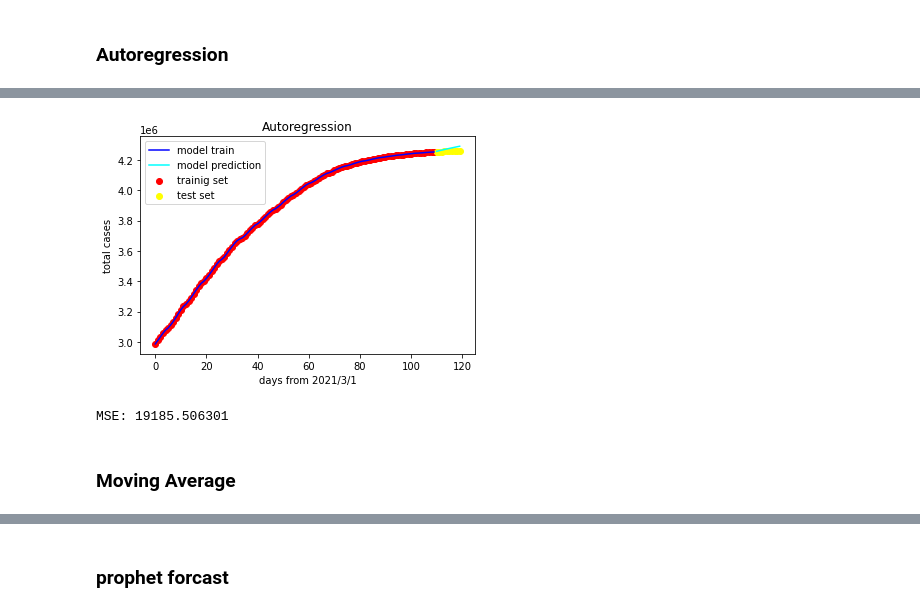
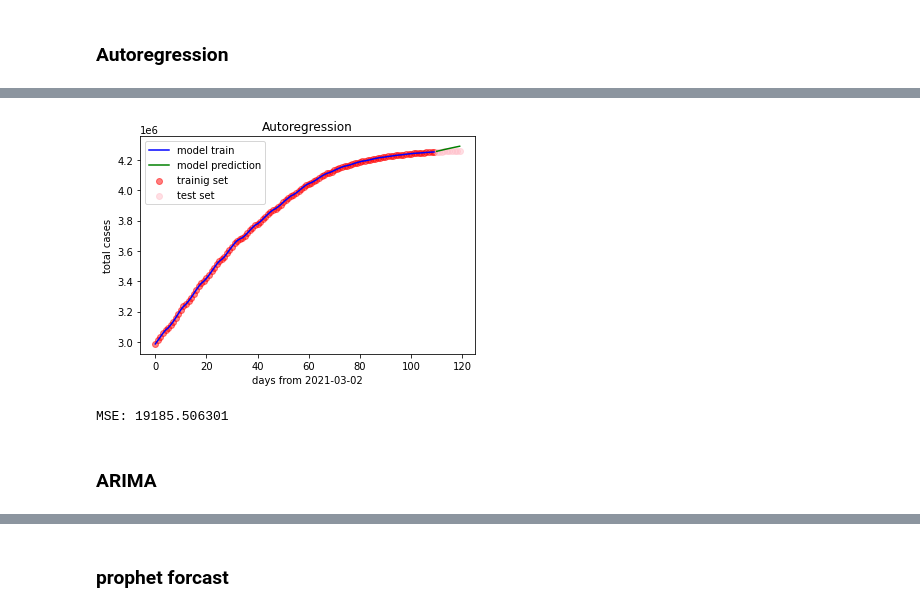
Before and after one commit to h-hafezi/CovidAnalysis, a Jupyter notebook: Covid_Analysis.ipynb, the cells around one changed output, grey strips where cells are left out. Saved outputs shown, nothing was run; the diff lists cells and outputs as text; code cells hidden in the pictures.

```diff
--- a/Covid_Analysis.ipynb
+++ b/Covid_Analysis.ipynb
@@ -560,20 +555,20 @@ The parameter names will change after 0.12 is released. Set old_names to False t
 # %%
 import matplotlib.pyplot as plt
 
 # draw the plot of the model
-plt.scatter(range(len(y_train)), y_train, c = 'red', label = 'trainig set')
-plt.scatter(range(len(y_train), len(y_train)+len(y_test)), y_test, c = 'yellow', label = 'test set')
-plt.plot(range(len(y_train)), y_train, color='blue', label = 'model train')
-plt.plot(range(len(y_train), len(y_train) + len(y_test)), yhat, color='cyan', label = 'model prediction')
+plt.scatter(range(len(y_train)), y_train, c = 'red', label = 'trainig set', alpha = 0.5)
+plt.scatter(range(len(y_train), len(y_train)+len(y_test)), y_test, c = 'pink', label = 'test set', alpha = 0.5)
+plt.plot(range(len(y_train)), y_train, color = 'blue', label = 'model train')
+plt.plot(range(len(y_train), len(y_train) + len(y_test)), yhat, color = 'green', label = 'model prediction')
 # setting the title and labels and the legend
 plt.title('Autoregression')
-plt.xlabel('days from 2021/3/1')
+plt.xlabel('days from 2021-03-02')
 plt.ylabel('total cases')
 plt.legend()
 # showing the plot
 plt.show()
 # %% [output]
-[figure, old version]
+[figure, new version]
 # %%
 from sklearn.metrics import mean_squared_error
 from math import sqrt
@@ -582,5 +577,5 @@ print('MSE: %f' % sqrt(mean_squared_error(y_test, yhat)))
 error['autoregression'] = sqrt(mean_squared_error(y_test, yhat))
 # %% [output]
 MSE: 19185.506301
-# %% [markdown]
-### Moving Average
+# %% [markdown]
+### ARIMA
```
Also changed, not shown: parts of 19 cells of this notebook.
